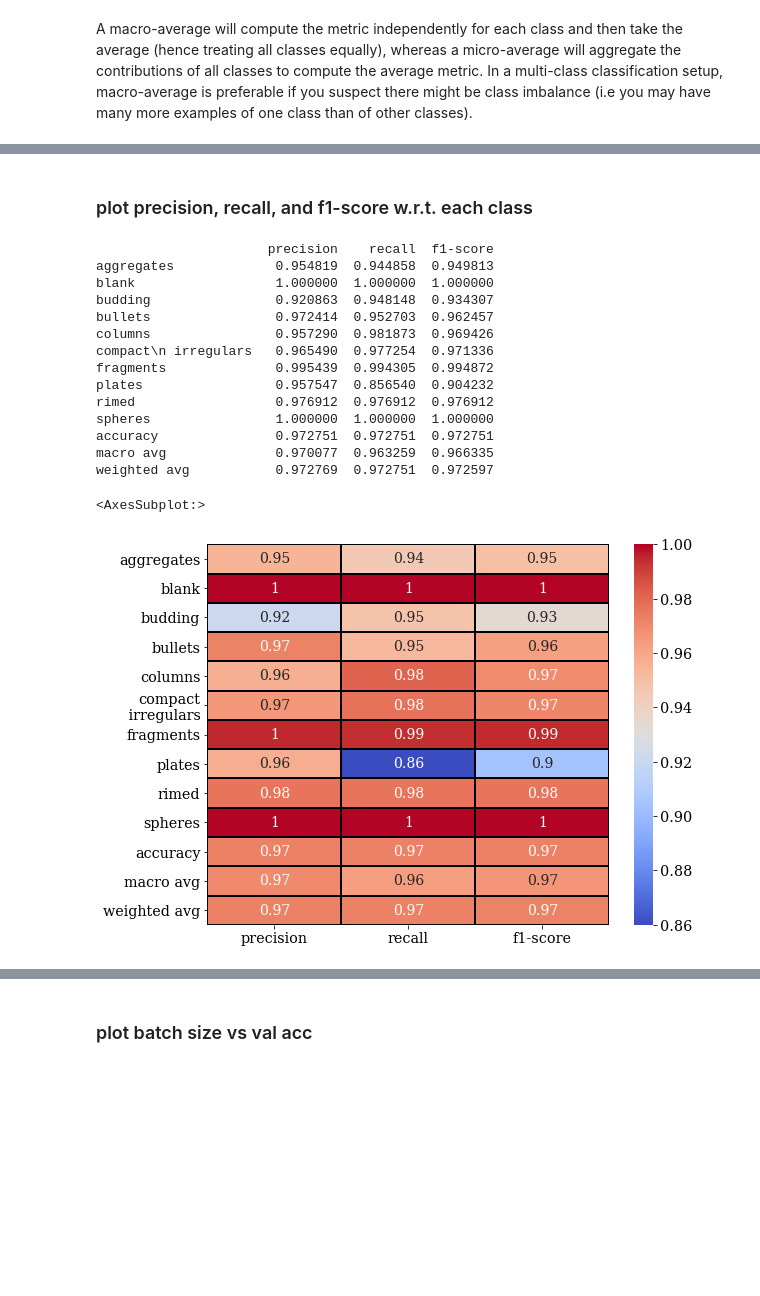
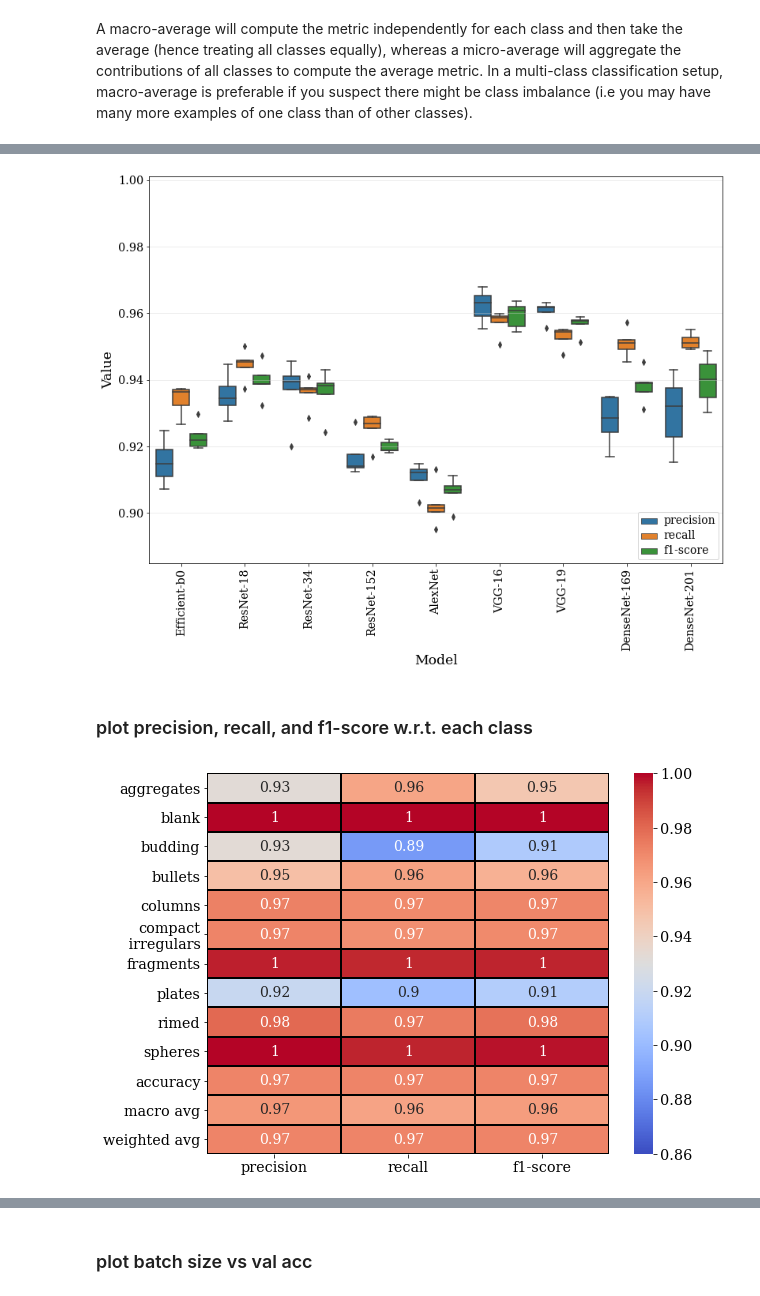
Before and after one commit to vprzybylo/cocpit, a Jupyter notebook: notebooks/make_plots.ipynb, the cells around one changed output, grey strips where cells are left out. Cells and saved outputs as stored; diff of their text form; code cells hidden in the pictures; blank space fills up the shorter version.

Commit message:
add plotting scripts

```diff
--- a/notebooks/make_plots.ipynb
+++ b/notebooks/make_plots.ipynb
@@ -26,8 +23,8 @@ plt.rcParams.update(plt_params)
 # %% [markdown]
 ### plot confusion matrix on validation dataloader
 # %%
-model = torch.load('/data/data/saved_models/no_mask/e30_bs64_k0_1models_v1.0.0_removed_vgg16').cuda()
-val_data = torch.load('/data/data/saved_val_loaders/no_mask/val_loader30_bs64_k0_1models_v1.0.0_removed.pt')
+model = torch.load('/data/data/saved_models/no_mask/e20_bs64_k5_9models_v1.0.0_removed_vgg16').cuda()
+val_data = torch.load('/data/data/saved_val_loaders/no_mask/val_loader20_bs64_k5_9models_v1.0.0_removed.pt')
 device = torch.device("cuda" if torch.cuda.is_available() else "cpu")
 batch_size=64
 # class_names = ['aggs','blank','blurry','budding',
@@ -65,22 +90,16 @@ cocpit.classification_metrics.plot_model_metric_folds(metric_filename)
+# %%
+#plot/save metrics w.r.t model
+metric_filename = '/data/data/saved_accuracies/no_mask/save_val_metrics_e20_bs64_k5_9.csv'
+save_name = '/data/data/plots/model_metrics.pdf'
+cocpit.classification_metrics.plot_model_metric_folds(metric_filename, convert_names, save_name,
+                                                      plot_classes=False, save_fig=False)
+# %% [output]
+[figure, added]
 # %% [markdown]
 ### plot precision, recall, and f1-score w.r.t. each class
 # %%
+save_name='/data/data/plots/clf_report_classes_vgg19.pdf'
 clf_report = cocpit.classification_metrics.metrics_report(all_labels, all_preds, class_names)
-cocpit.classification_metrics.plot_classification_report_classes(clf_report)
+cocpit.classification_metrics.plot_classification_report_classes(clf_report, save_name, save_fig=False)
 # %% [output]
-                      precision    recall  f1-score
-aggregates             0.954819  0.944858  0.949813
-blank                  1.000000  1.000000  1.000000
-budding                0.920863  0.948148  0.934307
-bullets                0.972414  0.952703  0.962457
-columns                0.957290  0.981873  0.969426
-compact\n irregulars   0.965490  0.977254  0.971336
-fragments              0.995439  0.994305  0.994872
-plates                 0.957547  0.856540  0.904232
-rimed                  0.976912  0.976912  0.976912
-spheres                1.000000  1.000000  1.000000
-accuracy               0.972751  0.972751  0.972751
-macro avg              0.970077  0.963259  0.966335
-weighted avg           0.972769  0.972751  0.972597
-<AxesSubplot:>
-[figure, old version]
+[figure, new version]
```
Also changed, not shown: parts of 14 cells of this notebook, 4 other files.
